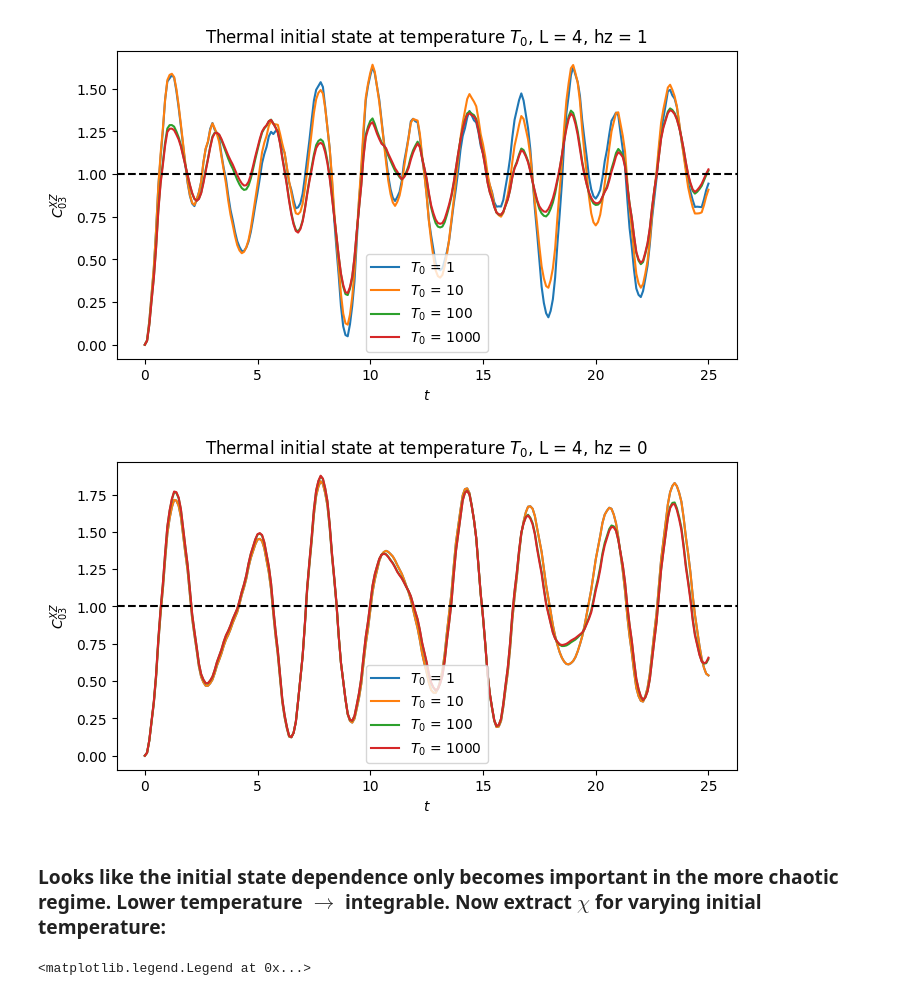
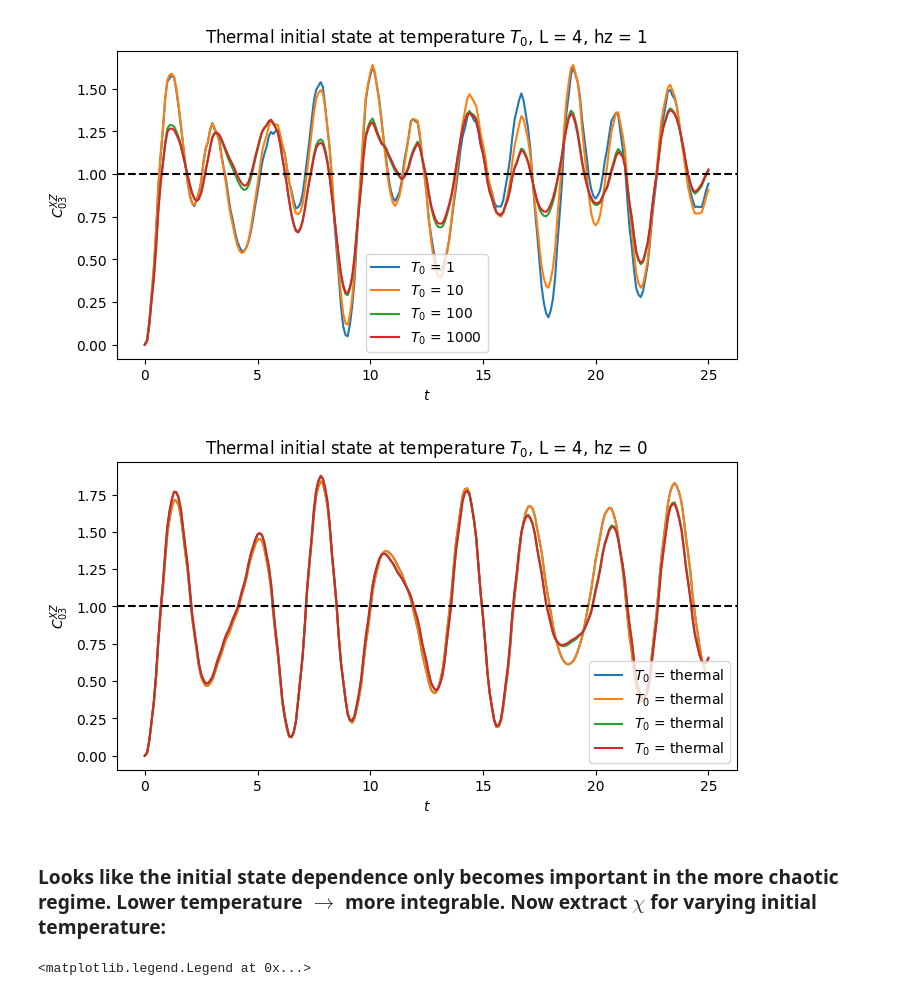
Before and after one commit to Kenji-Maeda/chaos, a Jupyter notebook: demo.ipynb, the cells around one changed output. Saved outputs shown, nothing was run; the diff lists cells and outputs as text; code cells hidden in the pictures.

Commit message:
added initial state options to class: pure, mixed, thermal

```diff
--- a/demo.ipynb
+++ b/demo.ipynb
@@ -30,7 +30,7 @@ for l,Dt in enumerate(dtlist):
 
     for k, hz in enumerate(hzlist):
 
-        otoc = OTOC.init(L=4, J=20, hz=hz, hx=1, mu='X', nu='Z', i=0, j=3, T=t_end, tstep=tstep, Dt=Dt, init_state=1000)
+        otoc = OTOC.init(L=4, J=20, hz=hz, hx=1, mu='X', nu='Z', i=0, j=3, T=t_end, tstep=tstep, Dt=Dt, init_state="thermal", state_param=1000)
         otoc.analysis()
         stdlist[k] = otoc.std
 
@@ -56,9 +56,9 @@ temp_list = [1,10,100,1000]
 plt.figure(figsize=(8,4))
 
 for temp in temp_list:
-    otoc = OTOC.init(L=4, J=20, hz=1, hx=1, mu='X', nu='Z', i=0, j=3, T=25, tstep=0.1, Dt=20, init_state=temp)
+    otoc = OTOC.init(L=4, J=20, hz=1, hx=1, mu='X', nu='Z', i=0, j=3, T=25, tstep=0.1, Dt=20, init_state="thermal", state_param=temp)
     otoc.analysis()
-    plt.plot(otoc.tlist,otoc.normalized_otoc_list, label = f'$T_0$ = {otoc.init_state}')
+    plt.plot(otoc.tlist,otoc.normalized_otoc_list, label = f'$T_0$ = {otoc.state_param}')
 
 plt.axhline(y=1, color='black', linestyle='--')
 plt.xlabel('$t$')
@@ -71,23 +71,23 @@ plt.show()
 # %%
 temp_list = [1,10,100,1000]
 
 plt.figure(figsize=(8,4))
 
 for temp in temp_list:
-    otoc = OTOC.init(L=4, J=20, hz=0, hx=1, mu='X', nu='Z', i=0, j=3, T=25, tstep=0.1, Dt=20, init_state=temp)
+    otoc = OTOC.init(L=4, J=20, hz=0, hx=1, mu='X', nu='Z', i=0, j=3, T=25, tstep=0.1, Dt=20, init_state="thermal", state_param=temp)
     otoc.analysis()
     plt.plot(otoc.tlist,otoc.normalized_otoc_list, label = f'$T_0$ = {otoc.init_state}')
 
 plt.axhline(y=1, color='black', linestyle='--')
 plt.xlabel('$t$')
 plt.ylabel(rf"$C^{{{otoc.mu}{otoc.nu}}}_{{{otoc.i}{otoc.j}}}$")
 plt.title(f"Thermal initial state at temperature $T_0$, L = {otoc.mfim.L}, hz = {otoc.mfim.hz}")
 plt.legend()
 plt.show()
 # %% [output]
-[figure, old version]
+[figure, new version]
 # %% [markdown]
-### Looks like the initial state dependence only becomes important in the more chaotic regime. Lower temperature $\rightarrow$ integrable. Now extract $\chi$ for varying initial temperature:
+### Looks like the initial state dependence only becomes important in the more chaotic regime. Lower temperature $\rightarrow$ more integrable. Now extract $\chi$ for varying initial temperature:
 # %%
 templist = np.logspace(0,3,num=4)
 hzlist = np.arange(0,2.5,0.1)
```
Also changed, not shown: parts of 7 cells of this notebook, 1 other file.
